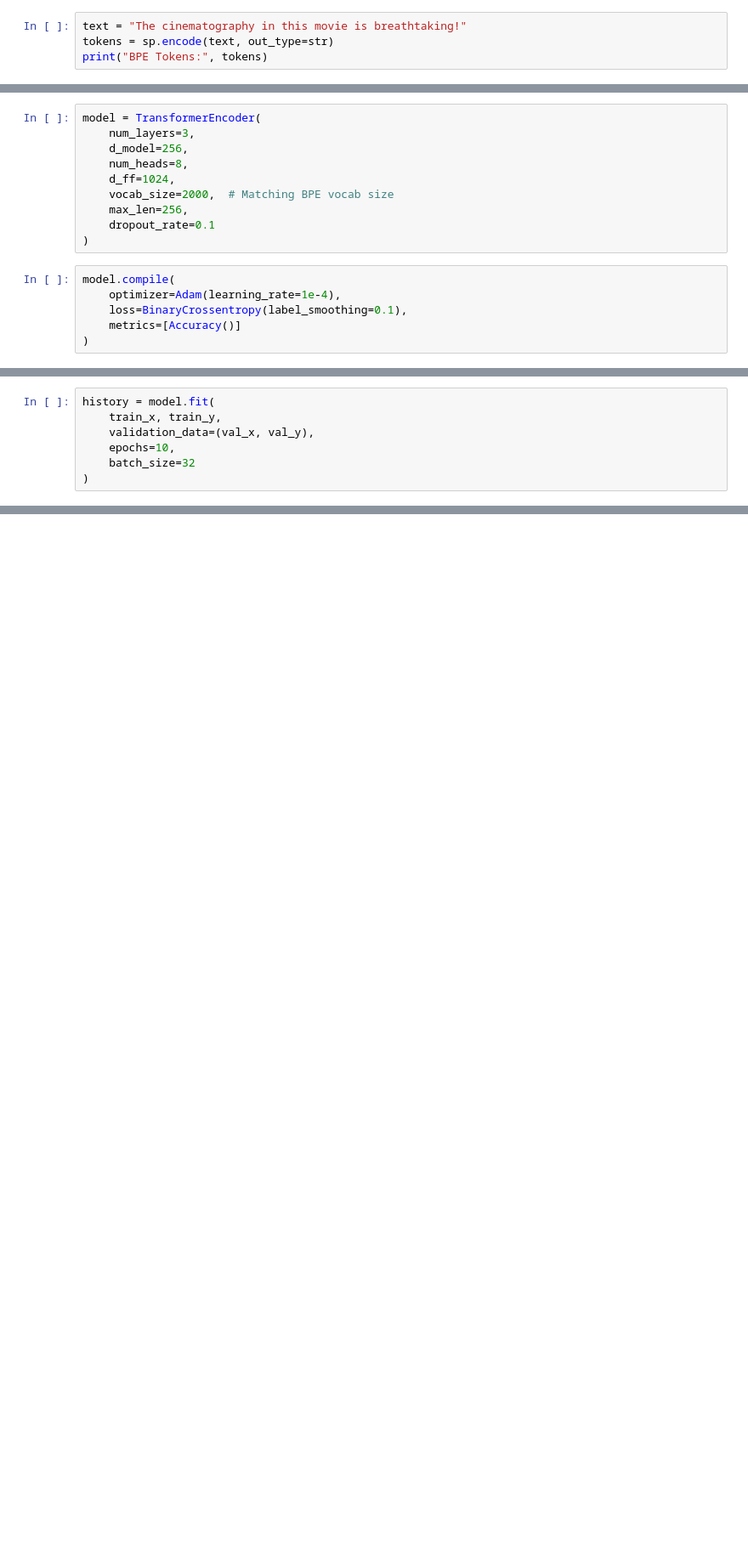
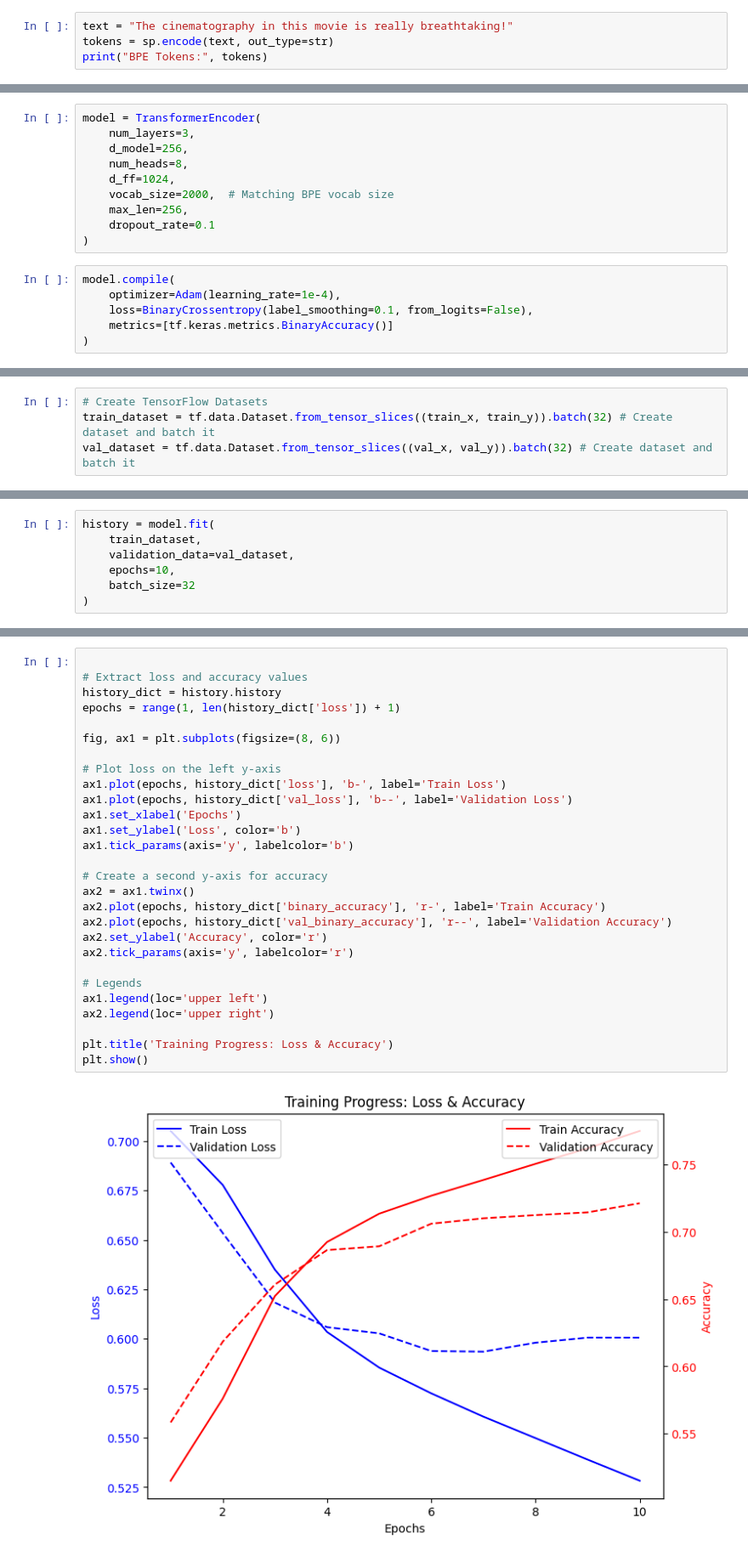
Before and after one commit to ramnareeesh/Transformers, a Jupyter notebook: Transformers-from-scratch/Panel - March/IMDb Training.ipynb, the cells around one changed output, grey strips where cells are left out. Shown at 85% size. Drawn from its saved outputs; the diff is of its cells as text; blank space fills up the shorter version.

```diff
--- a/Transformers-from-scratch/Panel - March/IMDb Training.ipynb
+++ b/Transformers-from-scratch/Panel - March/IMDb Training.ipynb
@@ -200,7 +222,7 @@ print("BPE Tokens:", tokens)
 # %% [output]
 BPE Tokens: ['▁The', '▁movie', '▁was', '▁absolutely', '▁amazing', '▁with', '▁a', '▁great', '▁story', 'line', '!']
 # %%
-text = "The cinematography in this movie is breathtaking!"
+text = "The cinematography in this movie is really breathtaking!"
 tokens = sp.encode(text, out_type=str)
 print("BPE Tokens:", tokens)
 # %% [output]
@@ -327,8 +554,8 @@ model = TransformerEncoder(
 # %%
 model.compile(
     optimizer=Adam(learning_rate=1e-4),
-    loss=BinaryCrossentropy(label_smoothing=0.1),
-    metrics=[Accuracy()]
+    loss=BinaryCrossentropy(label_smoothing=0.1, from_logits=False),
+    metrics=[tf.keras.metrics.BinaryAccuracy()]
 )
 # %%
 model.enc_layers[2].build_graph().summary()
@@ -334,0 +584,4 @@ model.enc_layers[2].build_graph().summary()
+# %%
+# Create TensorFlow Datasets
+train_dataset = tf.data.Dataset.from_tensor_slices((train_x, train_y)).batch(32) # Create dataset and batch it
+val_dataset = tf.data.Dataset.from_tensor_slices((val_x, val_y)).batch(32) # Create dataset and batch it
@@ -335,7 +594,7 @@ model.enc_layers[2].build_graph().summary()
 # %%
 history = model.fit(
-    train_x, train_y,
-    validation_data=(val_x, val_y),
+    train_dataset,
+    validation_data=val_dataset,
     epochs=10,
     batch_size=32
 )
@@ -349,0 +653,30 @@ print("True Labels:", val_y[:10])
+# %%
+
+# Extract loss and accuracy values
+history_dict = history.history
+epochs = range(1, len(history_dict['loss']) + 1)
+
+fig, ax1 = plt.subplots(figsize=(8, 6))
+
+# Plot loss on the left y-axis
+ax1.plot(epochs, history_dict['loss'], 'b-', label='Train Loss')
+ax1.plot(epochs, history_dict['val_loss'], 'b--', label='Validation Loss')
+ax1.set_xlabel('Epochs')
+ax1.set_ylabel('Loss', color='b')
+ax1.tick_params(axis='y', labelcolor='b')
+
+# Create a second y-axis for accuracy
+ax2 = ax1.twinx()
+ax2.plot(epochs, history_dict['binary_accuracy'], 'r-', label='Train Accuracy')
+ax2.plot(epochs, history_dict['val_binary_accuracy'], 'r--', label='Validation Accuracy')
+ax2.set_ylabel('Accuracy', color='r')
+ax2.tick_params(axis='y', labelcolor='r')
+
+# Legends
+ax1.legend(loc='upper left')
+ax2.legend(loc='upper right')
+
+plt.title('Training Progress: Loss & Accuracy')
+plt.show()
+# %% [output]
+[figure, added]
```
Also changed, not shown: parts of 28 cells of this notebook, 2 other files.
